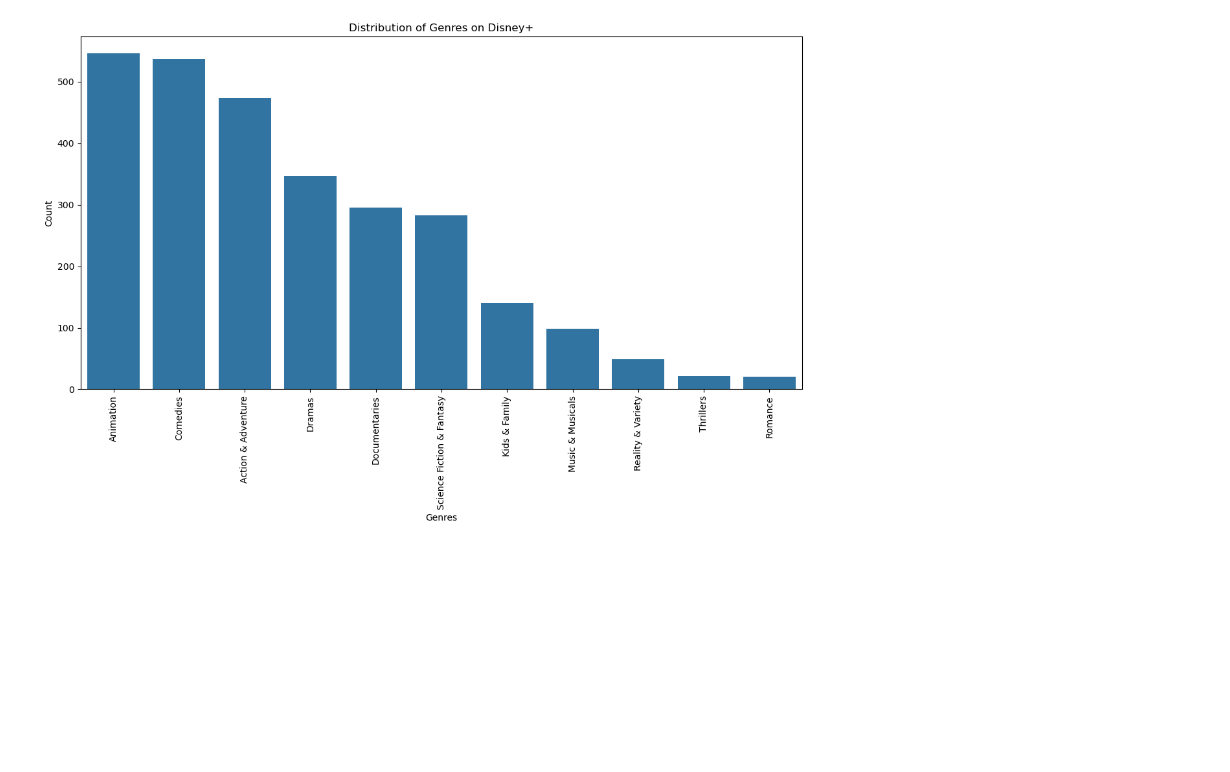
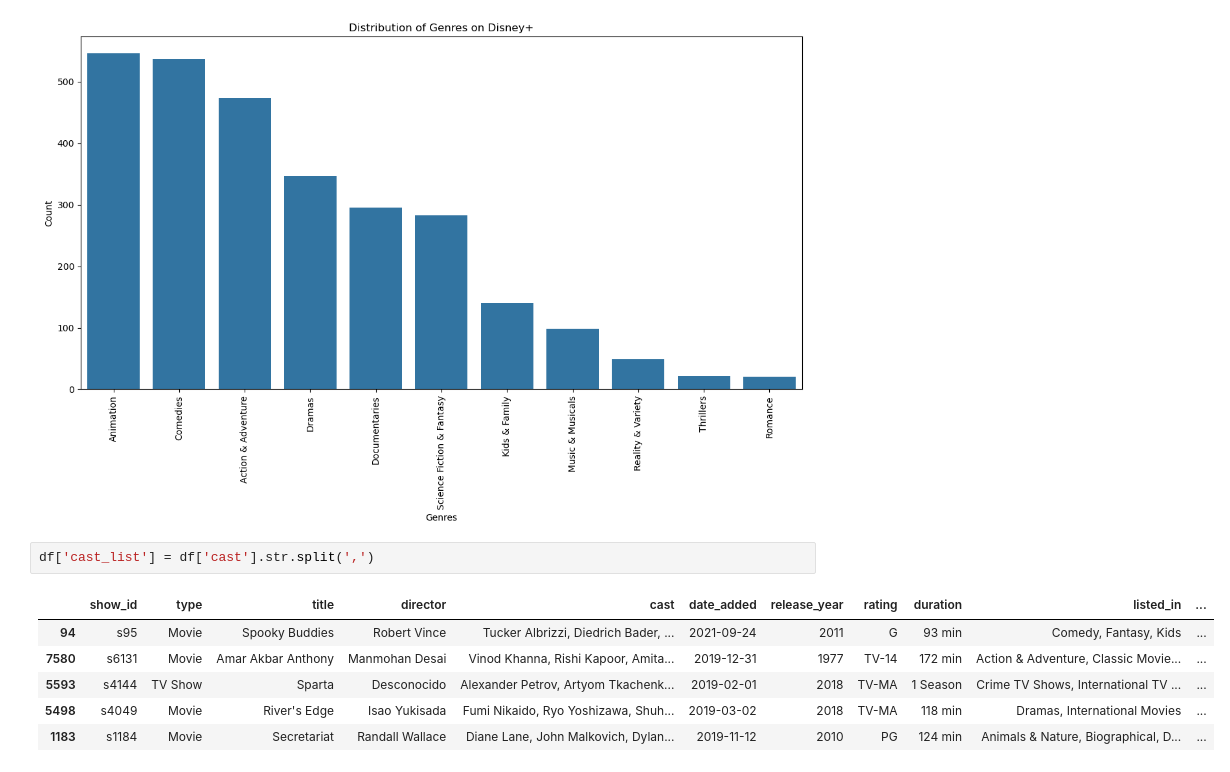
Before and after one commit to e-vilkoyt/data-analysis-disney-vs-netflix, a Jupyter notebook: DISNEY VS NETFLIX.ipynb, the cells around one changed output. Saved outputs shown, nothing was run; the diff lists cells and outputs as text; blank space fills up the shorter version.

Commit message:
Update cast_list

```diff
--- a/DISNEY VS NETFLIX.ipynb
+++ b/DISNEY VS NETFLIX.ipynb
@@ -452,3 +451,12 @@ plt.show()
 # %% [output]
 [figure]
 [figure]
+# %%
+df['cast_list'] = df['cast'].str.split(',')
+# %% [output]
+|  | show_id | type | title | director | cast | date_added | release_year | rating | duration | listed_in | ... |
+| 94 | s95 | Movie | Spooky Buddies | Robert Vince | Tucker Albrizzi, Diedrich Bader, ... | 2021-09-24 | 2011 | G | 93 min | Comedy, Fantasy, Kids | ... |
+| 7580 | s6131 | Movie | Amar Akbar Anthony | Manmohan Desai | Vinod Khanna, Rishi Kapoor, Amita... | 2019-12-31 | 1977 | TV-14 | 172 min | Action & Adventure, Classic Movie... | ... |
+| 5593 | s4144 | TV Show | Sparta | Desconocido | Alexander Petrov, Artyom Tkachenk... | 2019-02-01 | 2018 | TV-MA | 1 Season | Crime TV Shows, International TV ... | ... |
+| 5498 | s4049 | Movie | River's Edge | Isao Yukisada | Fumi Nikaido, Ryo Yoshizawa, Shuh... | 2019-03-02 | 2018 | TV-MA | 118 min | Dramas, International Movies | ... |
+| 1183 | s1184 | Movie | Secretariat | Randall Wallace | Diane Lane, John Malkovich, Dylan... | 2019-11-12 | 2010 | PG | 124 min | Animals & Nature, Biographical, D... | ... |
```
Also changed, not shown: parts of 6 cells of this notebook.
